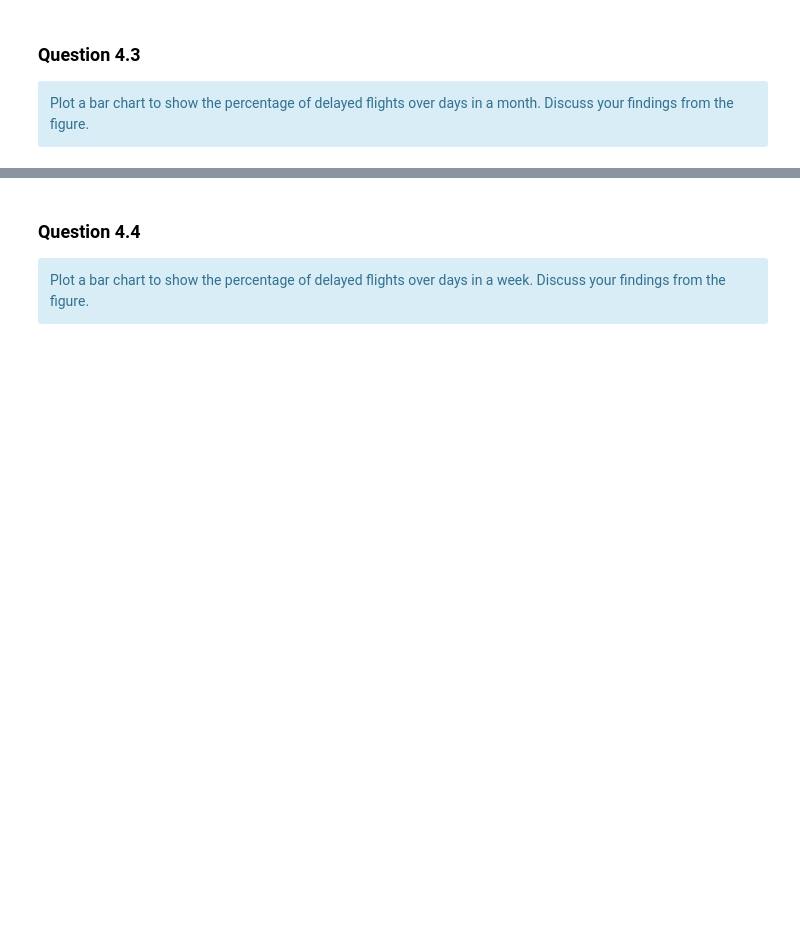
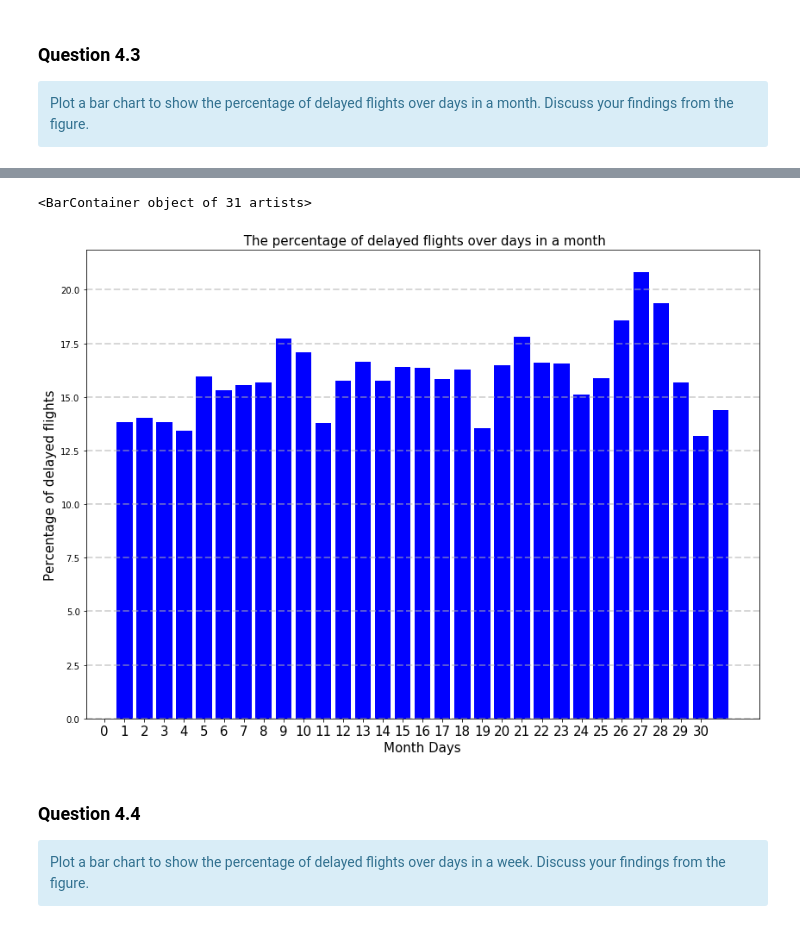
Before and after one commit to kandakji/SparkSQL-Analysis-Aviation-Data, a Jupyter notebook: SPARSQL.ipynb, the cells around one changed output, grey strips where cells are left out. Cells and saved outputs as stored; diff of their text form; code cells hidden in the pictures; blank space fills up the shorter version.

```diff
--- a/SPARSQL.ipynb
+++ b/SPARSQL.ipynb
@@ -1057,3 +1046,21 @@ This example shows us that the way representing results are also important.
 <div class="alert alert-info">
 Plot a bar chart to show the percentage of delayed flights over days in a month. Discuss your findings from the figure.
 </div>
+# %%
+Delayed_per_MonthDays = (df[df.arrival_delay > 15]\
+                        .groupBy(df.day_of_month)\
+                        .count()
+                        .orderBy('day_of_month')
+                       )
+
+flights_per_MonthDays = df.groupBy(df.day_of_month).count().orderBy('day_of_month')
+
+Delayed_per_MonthDays.show()
+flights_per_MonthDays.show()
+
+Percentage_delayed_per_MonthDays = (
+
+    flights_per_MonthDays.join(Delayed_per_MonthDays,Delayed_per_MonthDays['day_of_month']==flights_per_MonthDays['day_of_month'], 'inner').select(flights_per_MonthDays.day_of_month,(Delayed_per_MonthDays['count']/flights_per_MonthDays['count'])*100).orderBy("day_of_month").collect()
+
+                                  )
+Percentage_delayed_per_MonthDays
@@ -1060,3 +1102,19 @@ Plot a bar chart to show the percentage of delayed flights over days in a month.
+# %%
+Percentage_delayed_per_MonthDays_pd = pd.DataFrame(data=Percentage_delayed_per_MonthDays, columns=['hour', 'Delay % per Days in month'])
+
+# plot the percentage of flights in delay per hour
+plt.figure(figsize = (14,10))
+plt.grid(True, axis='y', linestyle='--',alpha = 0.5,linewidth=2)
+plt.title(" The percentage of delayed flights over days in a month",fontsize=15)
+plt.xlabel("Month Days",fontsize=15)
+plt.ylabel("Percentage of delayed flights",fontsize=15)
+plt.xticks(np.arange(0,31),fontsize=15)
+plt.bar(Percentage_delayed_per_MonthDays_pd["hour"],
+         Percentage_delayed_per_MonthDays_pd["Delay % per Days in month"]
+        ,color='b')
+# %% [output]
+<BarContainer object of 31 artists>
+[figure, added]
 # %% [markdown]
 ### Question 4.4
 
```
Also changed, not shown: parts of 11 cells of this notebook.
